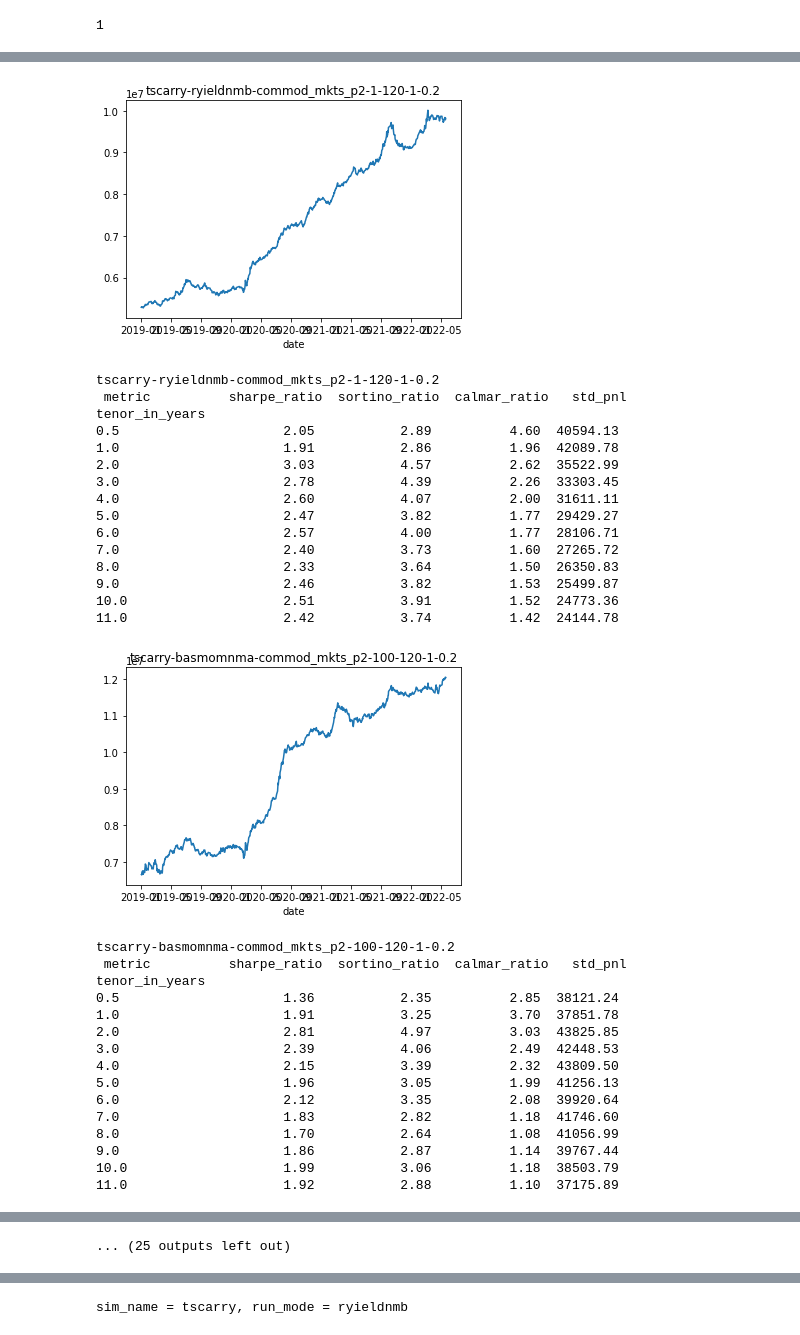
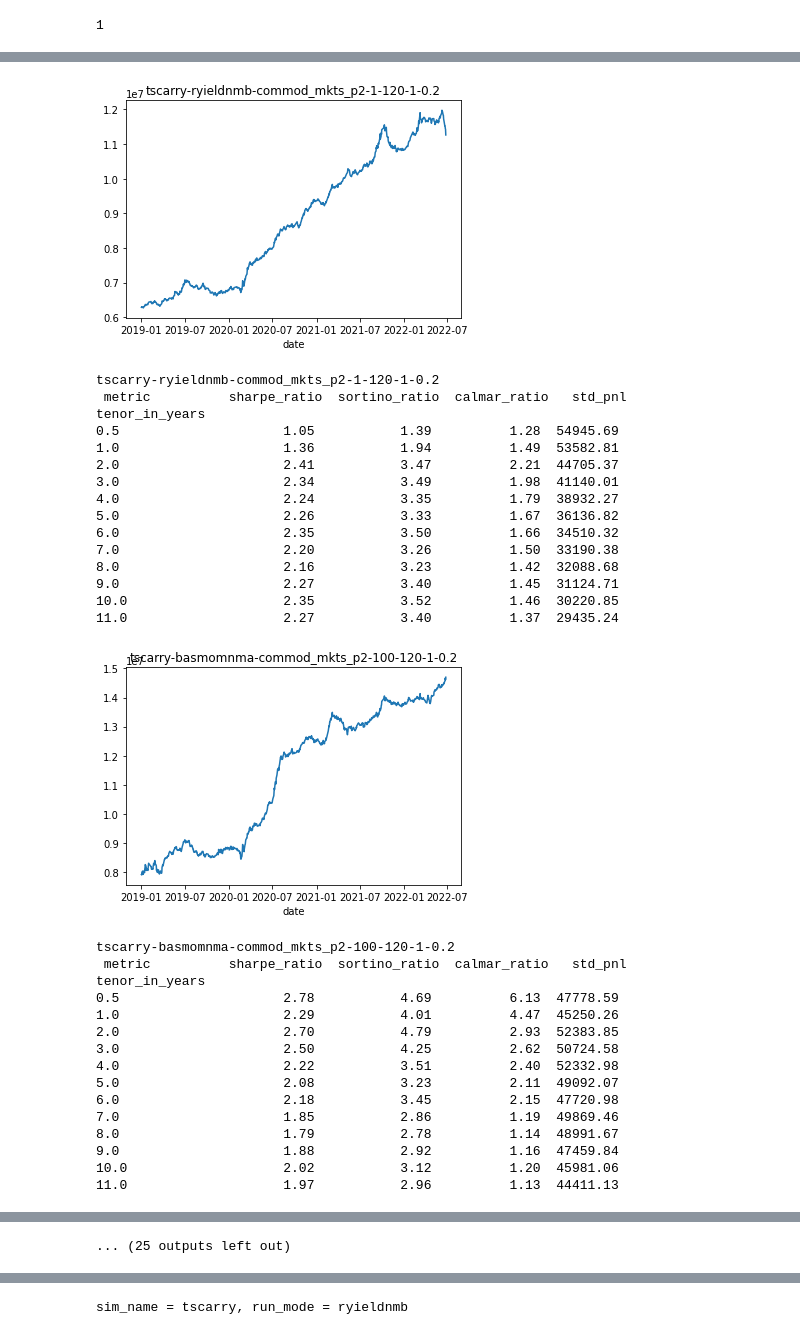
Before and after one commit to harvey1673/pyktrader3, a Jupyter notebook: bktest/bktest_factor_port.ipynb, the cells around one changed output, grey strips where cells are left out. Drawn from its saved outputs; the diff is of its cells as text; code cells hidden in the pictures.

```diff
--- a/bktest/bktest_factor_port.ipynb
+++ b/bktest/bktest_factor_port.ipynb
@@ -109,7 +109,7 @@ field_list = ['open', 'high', 'low', 'close', 'volume', 'openInterest', 'contrac
 factor_list = ['lrstd','upstd','lrskew','lrkurt','mincnt','volmf','oimf','trdstr','volmfratio']
 shared_cols = ['date', 'split_idx']
 start_date = datetime.date(2011, 1, 1)
-end_date = datetime.date(2022, 5, 20)
+end_date = datetime.date(2022, 6, 24)
 
 delimiter = '-'
 rev_char = '!'
@@ -936,7 +936,7 @@ def transform_output(vdf):
     out_df = pd.pivot_table(udf, index = 'tenor_in_years', columns = 'metric', values = 'value')
     return out_df.round(2)
 # %%
-res = {}
+# res = {}
 stats_list = []
 cum_list = []
 rev_char = '!'
@@ -954,10 +954,11 @@ commod_mkts = ['rb', 'hc', 'i', 'j', 'jm', 'ru', 'FG', 'ZC', 'cu', 'al', 'zn', '
 commod_mkts_p1 = ['rb', 'hc', 'i', 'j', 'jm', 'ru', 'FG', 'cu', 'al', 'zn', 'pb', 'sn', \
                'l', 'pp', 'v', 'TA', 'sc', 'm', 'RM', 'y', 'p', 'OI', 'a', 'c', 'CF', 'jd', \
                'AP', 'SM', 'ss', 'eb', 'eg'] # 'ZC',
-               ## 'au', 'ag', 'b']
+## 'au', 'ag', 'b']
+
 commod_mkts_p2 = ['rb', 'hc', 'i', 'j', 'jm', 'ru', 'FG', 'cu', 'al', 'zn', 'pb', 'sn', \
                'l', 'pp', 'v', 'TA', 'sc', 'm', 'RM', 'y', 'p', 'OI', 'a', 'c', 'CF', 'jd', \
-               'AP', 'SM', 'eb', 'eg', 'UR', 'ss', 'pg', 'T', 'lu', 'lh',] # 'ZC', 'CJ'] #   'PK', 'ni', 'SF',
+               'AP', 'SM', 'eb', 'eg', 'UR', 'ss', 'pg', 'T', 'lu', 'lh', ] # 'ZC', 'CJ'] #  'PK', 'ni', 'SF',
 
 # 'T', 'MA', 'SF', 'lh', 'lu', 'fu'] # 'ZC', 'CJ', ] #
 
@@ -969,11 +970,11 @@ product_name = 'commod_mkts_p2' # 'metal_mixed_mkts' #
 scenarios = scenarios_elite
 
 start_date = datetime.date(2011,1,1)
-end_date = datetime.date(2022,5, 20)
+end_date = datetime.date(2022,6,24)
 
 quantile = 0.2
 cost_ratio = 0.5
-total_risk = 3700.0
+total_risk = 4400.0
 asset_scaling = False
 pos_std = 1
 std_win = 20
@@ -1034,62 +1035,62 @@ for scen in scenarios:
     run_args['params'] = params
     run_args['pos_map'] = pos_map
     run_args['run_mode'] = run_mode
     run_args['quantile'] = quantile
     res = sim_func(run_args)
     res['cum_pnl'][pd.to_datetime('2019-01-01'):].plot(title = run_name)
     plt.show()
     cum_list.append(res['cum_pnl'])
     stats_list.append(res['pnl_stats'])
     vdf = res['pnl_stats']
     print(run_name, '\n', transform_output(vdf)[out_cols])
     if run_pos_sum:
         pos_list.append(res['pos_df'])
         dpnl_by_scen.append(res['cum_pnl'].diff().dropna())
         pos_sum = pos_sum.add(res['pos_df'] * weight, fill_value = 0)
         dpnl_sum = dpnl_sum.add(res['dpnl'] * weight, fill_value = 0)
         port_pnl = port_pnl.add(res['cum_pnl'] * weight, fill_value = 0)
 
 port_pnl.plot()
 port_pnl.name = 'daily_pnl'
 plt.show()
 port_pnl[pd.to_datetime('2019-01-01'):].plot()
 plt.show()
 res_pnl = backtest.pnl_stats_by_tenor(port_pnl.diff().dropna(), tenors = pnl_tenors, field = None)
 vdf = pd.DataFrame.from_dict(res_pnl, orient='index').sort_index()
 print(port_pnl[-30:])
 print(transform_output(vdf)[out_cols])
 port_pnl.to_csv(file_folder + "port_pnl.csv")
 cpnl = dpnl_sum.cumsum()
 # %% [output]
-[figure, old version]
+[figure, new version]
 tscarry-ryieldnmb-commod_mkts_p2-1-120-1-0.2
  metric          sharpe_ratio  sortino_ratio  calmar_ratio   std_pnl
 tenor_in_years
-0.5                     2.05           2.89          4.60  40594.13
-1.0                     1.91           2.86          1.96  42089.78
-2.0                     3.03           4.57          2.62  35522.99
-3.0                     2.78           4.39          2.26  33303.45
-4.0                     2.60           4.07          2.00  31611.11
-5.0                     2.47           3.82          1.77  29429.27
-6.0                     2.57           4.00          1.77  28106.71
-7.0                     2.40           3.73          1.60  27265.72
-8.0                     2.33           3.64          1.50  26350.83
-9.0                     2.46           3.82          1.53  25499.87
-10.0                    2.51           3.91          1.52  24773.36
-11.0                    2.42           3.74          1.42  24144.78
+0.5                     1.05           1.39          1.28  54945.69
+1.0                     1.36           1.94          1.49  53582.81
+2.0                     2.41           3.47          2.21  44705.37
+3.0                     2.34           3.49          1.98  41140.01
+4.0                     2.24           3.35          1.79  38932.27
+5.0                     2.26           3.33          1.67  36136.82
+6.0                     2.35           3.50          1.66  34510.32
+7.0                     2.20           3.26          1.50  33190.38
+8.0                     2.16           3.23          1.42  32088.68
+9.0                     2.27           3.40          1.45  31124.71
+10.0                    2.35           3.52          1.46  30220.85
+11.0                    2.27           3.40          1.37  29435.24
-[figure, old version]
+[figure, new version]
 tscarry-basmomnma-commod_mkts_p2-100-120-1-0.2
  metric          sharpe_ratio  sortino_ratio  calmar_ratio   std_pnl
 tenor_in_years
-0.5                     1.36           2.35          2.85  38121.24
-1.0                     1.91           3.25          3.70  37851.78
-2.0                     2.81           4.97          3.03  43825.85
-3.0                     2.39           4.06          2.49  42448.53
-4.0                     2.15           3.39          2.32  43809.50
-5.0                     1.96           3.05          1.99  41256.13
-6.0                     2.12           3.35          2.08  39920.64
-7.0                     1.83           2.82          1.18  41746.60
-8.0                     1.70           2.64          1.08  41056.99
-9.0                     1.86           2.87          1.14  39767.44
-10.0                    1.99           3.06          1.18  38503.79
-11.0                    1.92           2.88          1.10  37175.89
+0.5                     2.78           4.69          6.13  47778.59
+1.0                     2.29           4.01          4.47  45250.26
+2.0                     2.70           4.79          2.93  52383.85
+3.0                     2.50           4.25          2.62  50724.58
+4.0                     2.22           3.51          2.40  52332.98
+5.0                     2.08           3.23          2.11  49092.07
+6.0                     2.18           3.45          2.15  47720.98
+7.0                     1.85           2.86          1.19  49869.46
+8.0                     1.79           2.78          1.14  48991.67
+9.0                     1.88           2.92          1.16  47459.84
+10.0                    2.02           3.12          1.20  45981.06
+11.0                    1.97           2.96          1.13  44411.13
```
Also changed, not shown: parts of 5 cells of this notebook, 30 other files.
